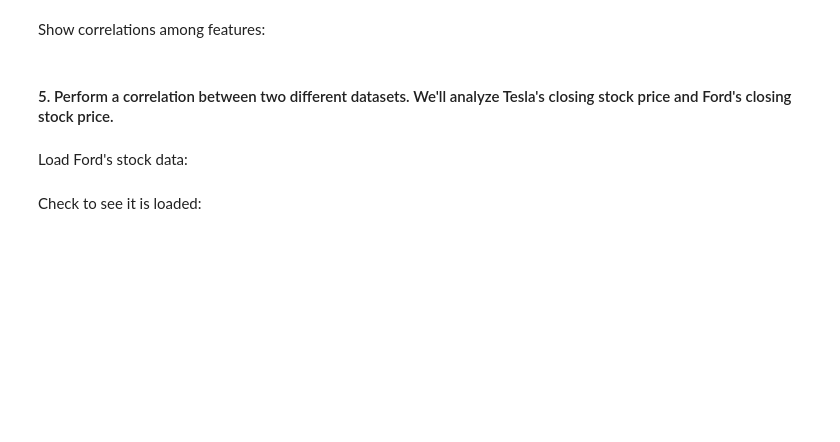
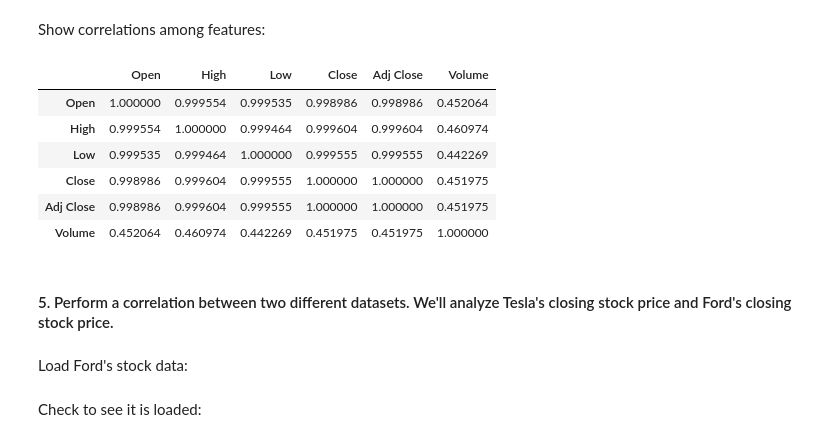
Before and after one commit to NikiZhou531/fin355, a Jupyter notebook: ps1_p1.ipynb, the cells around one changed output. Saved outputs shown, nothing was run; the diff lists cells and outputs as text; code cells hidden in the pictures; blank space fills up the shorter version.

```diff
--- a/ps1_p1.ipynb
+++ b/ps1_p1.ipynb
@@ -43,5 +109,15 @@ Show first five rows:
 # %% [markdown]
 Show correlations among features:
+# %%
+tsla.corr()
+# %% [output]
+|  | Open | High | Low | Close | Adj Close | Volume |
+| Open | 1.000000 | 0.999554 | 0.999535 | 0.998986 | 0.998986 | 0.452064 |
+| High | 0.999554 | 1.000000 | 0.999464 | 0.999604 | 0.999604 | 0.460974 |
+| Low | 0.999535 | 0.999464 | 1.000000 | 0.999555 | 0.999555 | 0.442269 |
+| Close | 0.998986 | 0.999604 | 0.999555 | 1.000000 | 1.000000 | 0.451975 |
+| Adj Close | 0.998986 | 0.999604 | 0.999555 | 1.000000 | 1.000000 | 0.451975 |
+| Volume | 0.452064 | 0.460974 | 0.442269 | 0.451975 | 0.451975 | 1.000000 |
 # %% [markdown]
 #### 5. Perform a correlation between two different datasets. We'll analyze Tesla's closing stock price and Ford's closing stock price.
 # %% [markdown]
```
Also changed, not shown: parts of 23 cells of this notebook.
